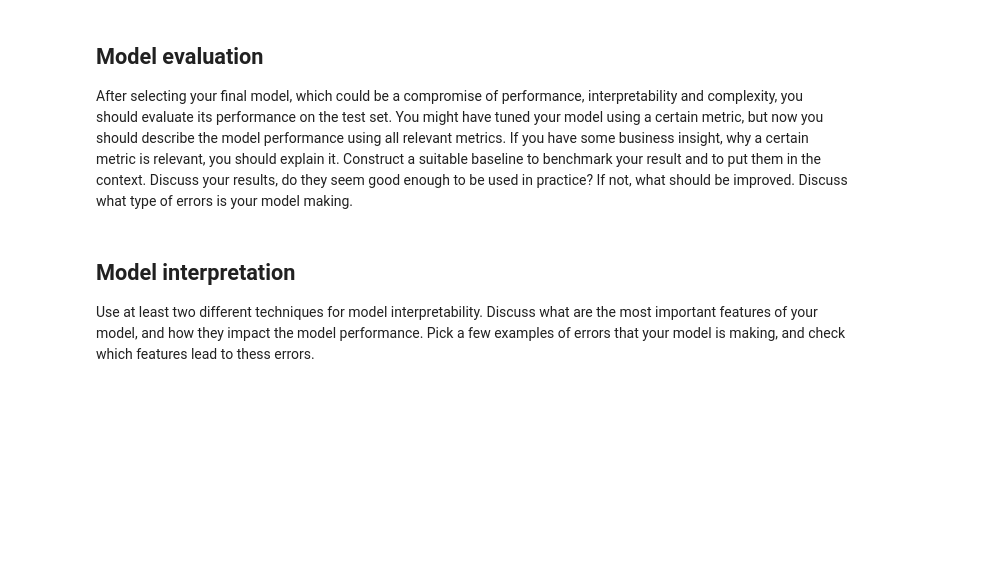
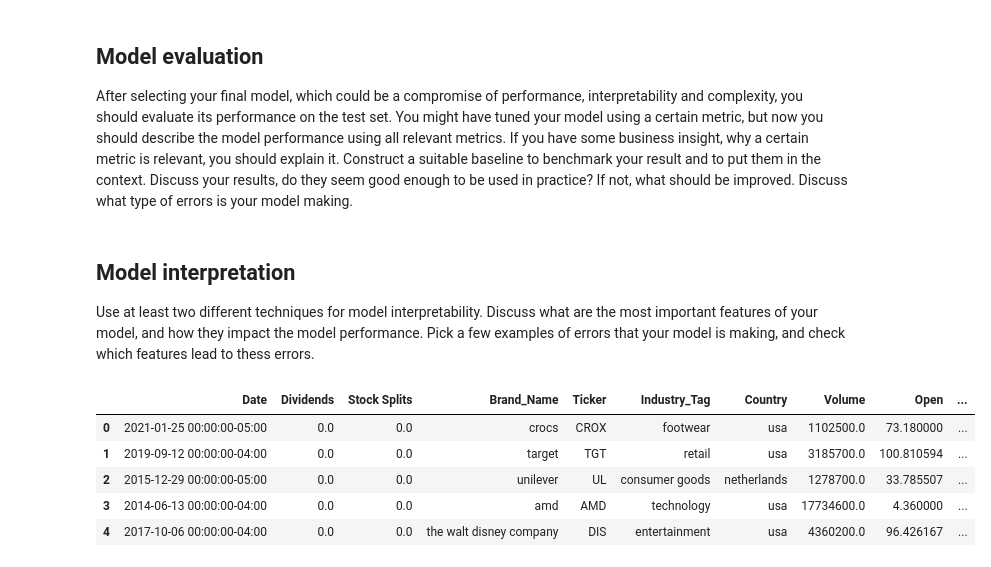
Before and after one commit to timmvdm/Intro_ML_NOVA, a Jupyter notebook: Project_template.ipynb, the cells around one changed output. Cells and saved outputs as stored; diff of their text form; code cells hidden in the pictures; blank space fills up the shorter version.

```diff
--- a/Project_template.ipynb
+++ b/Project_template.ipynb
@@ -85,0 +92,10 @@ Use at least two different techniques for model interpretability. Discuss what a
+# %%
+df = pd.read_csv('pr13_stocks (1).csv', index_col=0)
+df.head()
+# %% [output]
+|  | Date | Dividends | Stock Splits | Brand_Name | Ticker | Industry_Tag | Country | Volume | Open | ... |
+| 0 | 2021-01-25 00:00:00-05:00 | 0.0 | 0.0 | crocs | CROX | footwear | usa | 1102500.0 | 73.180000 | ... |
+| 1 | 2019-09-12 00:00:00-04:00 | 0.0 | 0.0 | target | TGT | retail | usa | 3185700.0 | 100.810594 | ... |
+| 2 | 2015-12-29 00:00:00-05:00 | 0.0 | 0.0 | unilever | UL | consumer goods | netherlands | 1278700.0 | 33.785507 | ... |
+| 3 | 2014-06-13 00:00:00-04:00 | 0.0 | 0.0 | amd | AMD | technology | usa | 17734600.0 | 4.360000 | ... |
+| 4 | 2017-10-06 00:00:00-04:00 | 0.0 | 0.0 | the walt disney company | DIS | entertainment | usa | 4360200.0 | 96.426167 | ... |
```
Also changed, not shown: parts of 11 cells of this notebook.
